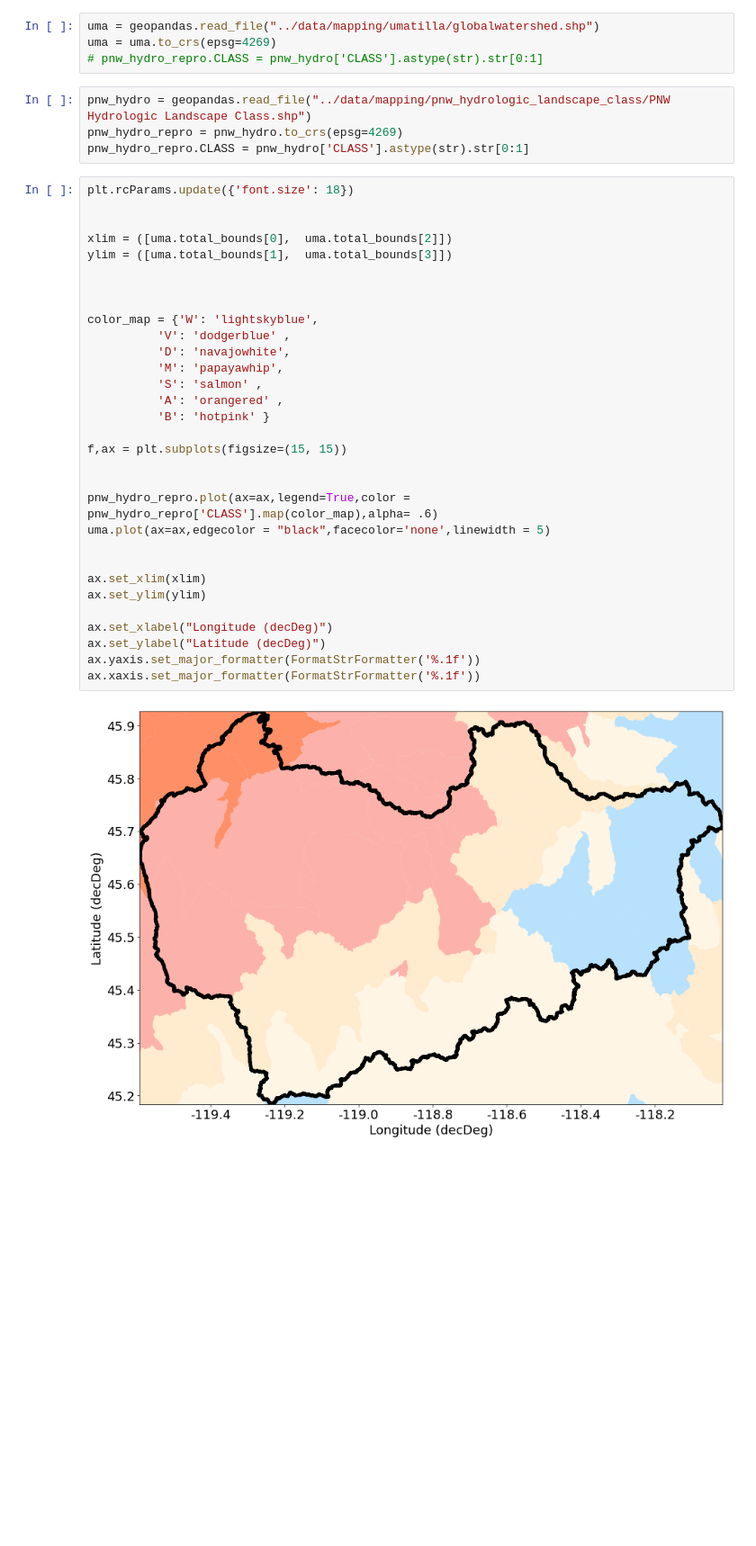
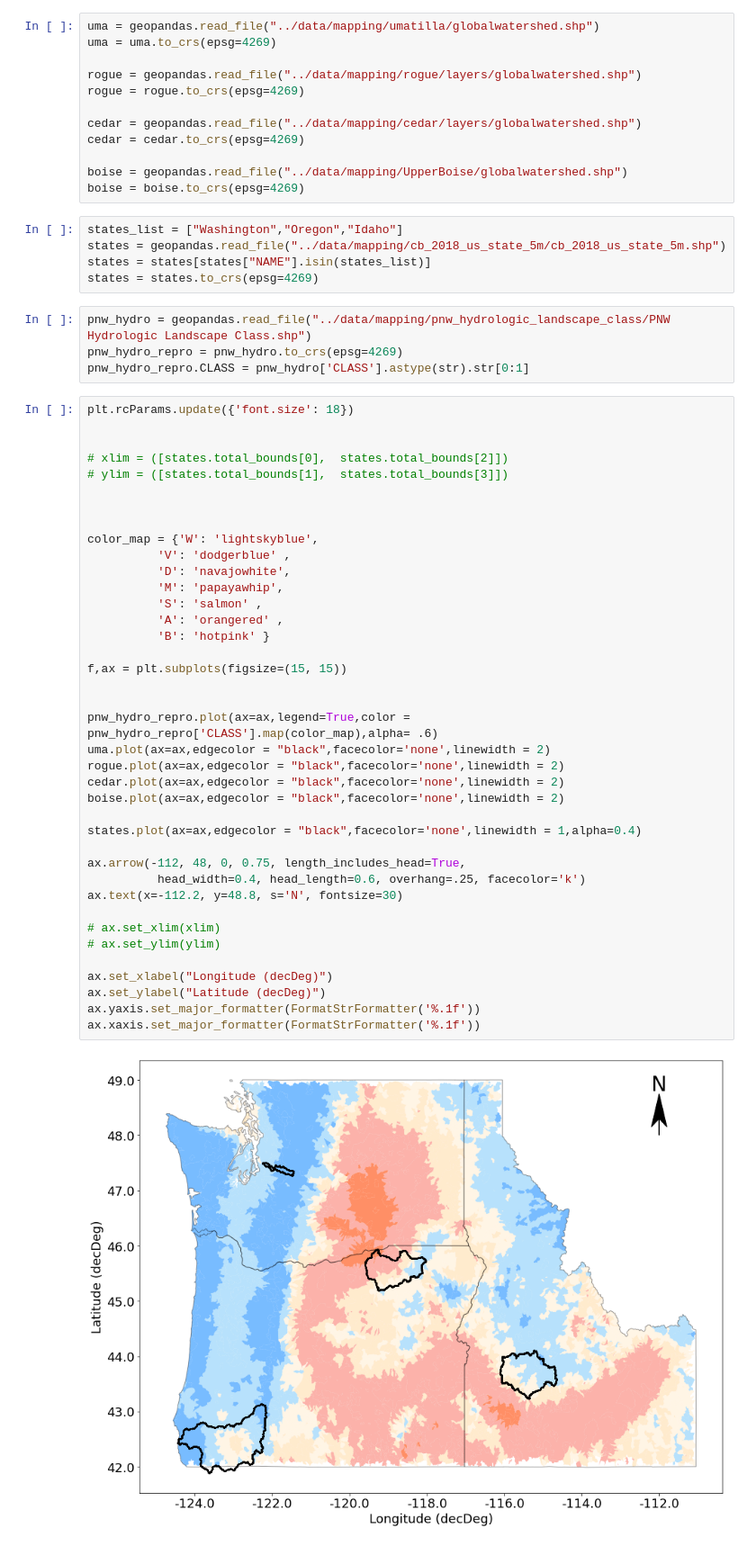
Before and after one commit to adamnicholasprice/FoAF_ModeledFlows, a Jupyter notebook: code/focalBasins.ipynb, the cells around one changed output. Shown at 90% size. Drawn from its saved outputs; the diff is of its cells as text; blank space fills up the shorter version.

```diff
--- a/code/focalBasins.ipynb
+++ b/code/focalBasins.ipynb
@@ -12,7 +12,20 @@ mpl.rcParams['pdf.fonttype'] = 42
 # %%
 uma = geopandas.read_file("../data/mapping/umatilla/globalwatershed.shp")
 uma = uma.to_crs(epsg=4269)
-# pnw_hydro_repro.CLASS = pnw_hydro['CLASS'].astype(str).str[0:1]
+
+rogue = geopandas.read_file("../data/mapping/rogue/layers/globalwatershed.shp")
+rogue = rogue.to_crs(epsg=4269)
+
+cedar = geopandas.read_file("../data/mapping/cedar/layers/globalwatershed.shp")
+cedar = cedar.to_crs(epsg=4269)
+
+boise = geopandas.read_file("../data/mapping/UpperBoise/globalwatershed.shp")
+boise = boise.to_crs(epsg=4269)
+# %%
+states_list = ["Washington","Oregon","Idaho"]
+states = geopandas.read_file("../data/mapping/cb_2018_us_state_5m/cb_2018_us_state_5m.shp")
+states = states[states["NAME"].isin(states_list)]
+states = states.to_crs(epsg=4269)
 # %%
 pnw_hydro = geopandas.read_file("../data/mapping/pnw_hydrologic_landscape_class/PNW Hydrologic Landscape Class.shp")
 pnw_hydro_repro = pnw_hydro.to_crs(epsg=4269)
@@ -20,33 +33,41 @@ pnw_hydro_repro.CLASS = pnw_hydro['CLASS'].astype(str).str[0:1]
 # %%
 plt.rcParams.update({'font.size': 18})
 
 
-xlim = ([uma.total_bounds[0],  uma.total_bounds[2]])
-ylim = ([uma.total_bounds[1],  uma.total_bounds[3]])
+# xlim = ([states.total_bounds[0],  states.total_bounds[2]])
+# ylim = ([states.total_bounds[1],  states.total_bounds[3]])
 
 
 
 color_map = {'W': 'lightskyblue',
           'V': 'dodgerblue' ,
           'D': 'navajowhite',
           'M': 'papayawhip',
           'S': 'salmon' ,
           'A': 'orangered' ,
           'B': 'hotpink' }
 
 f,ax = plt.subplots(figsize=(15, 15))
 
 
 pnw_hydro_repro.plot(ax=ax,legend=True,color = pnw_hydro_repro['CLASS'].map(color_map),alpha= .6)
-uma.plot(ax=ax,edgecolor = "black",facecolor='none',linewidth = 5)
+uma.plot(ax=ax,edgecolor = "black",facecolor='none',linewidth = 2)
+rogue.plot(ax=ax,edgecolor = "black",facecolor='none',linewidth = 2)
+cedar.plot(ax=ax,edgecolor = "black",facecolor='none',linewidth = 2)
+boise.plot(ax=ax,edgecolor = "black",facecolor='none',linewidth = 2)
 
+states.plot(ax=ax,edgecolor = "black",facecolor='none',linewidth = 1,alpha=0.4)
 
-ax.set_xlim(xlim)
-ax.set_ylim(ylim)
+ax.arrow(-112, 48, 0, 0.75, length_includes_head=True,
+          head_width=0.4, head_length=0.6, overhang=.25, facecolor='k')
+ax.text(x=-112.2, y=48.8, s='N', fontsize=30)
+
+# ax.set_xlim(xlim)
+# ax.set_ylim(ylim)
 
 ax.set_xlabel("Longitude (decDeg)")
 ax.set_ylabel("Latitude (decDeg)")
 ax.yaxis.set_major_formatter(FormatStrFormatter('%.1f'))
 ax.xaxis.set_major_formatter(FormatStrFormatter('%.1f'))
 # %% [output]
-[figure, old version]
+[figure, new version]
```
Also changed, not shown: parts of 5 cells of this notebook, 30 other files.
